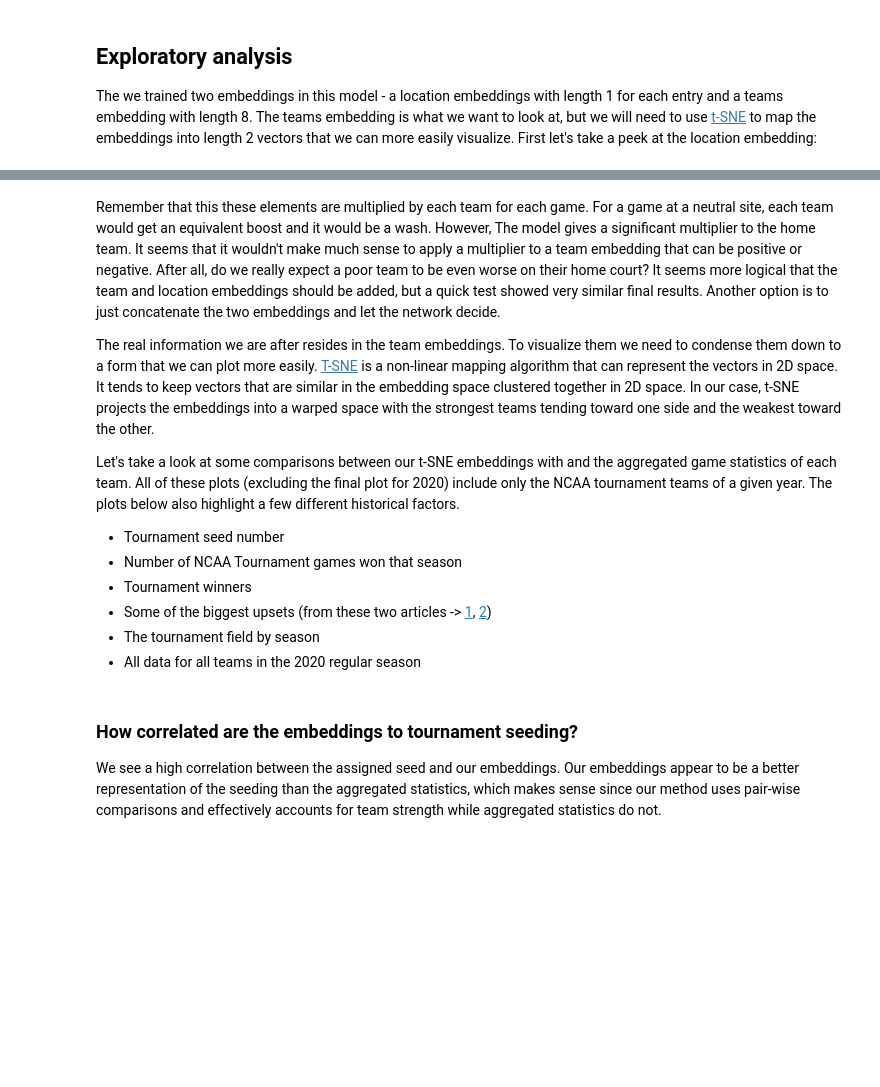
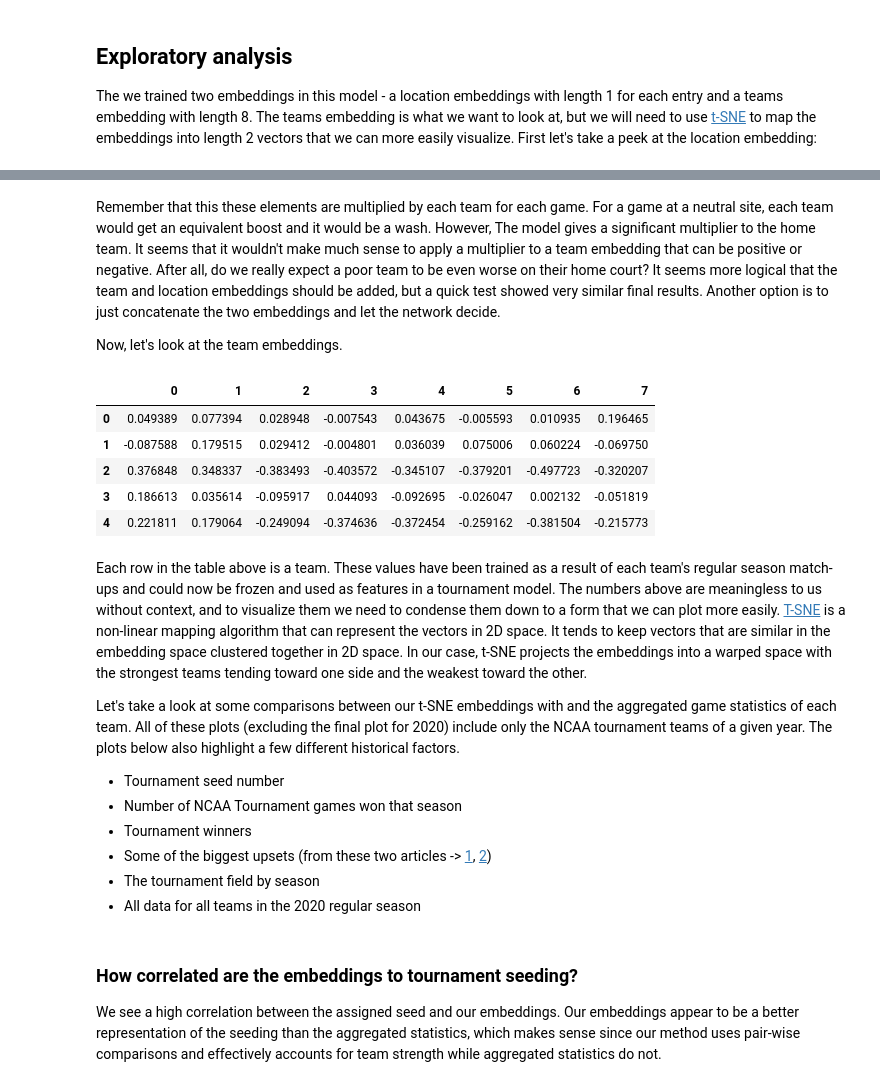
Before and after one commit to armstrys/Data-Bites-Blog, a Jupyter notebook: _notebooks/2020-05-04-NCAA-Embeddings.ipynb, the cells around one changed output, grey strips where cells are left out. Saved outputs shown, nothing was run; the diff lists cells and outputs as text; code cells hidden in the pictures; blank space fills up the shorter version.

Commit message:
adding tournament model post

```diff
--- a/_notebooks/2020-05-04-NCAA-Embeddings.ipynb
+++ b/_notebooks/2020-05-04-NCAA-Embeddings.ipynb
@@ -385,14 +390,26 @@ df_locEmb.head()
 # %% [markdown]
 Remember that this these elements are multiplied by each team for each game. For a game at a neutral site, each team would get an equivalent boost and it would be a wash. However, The model gives a significant multiplier to the home team. It seems that it wouldn't make much sense to apply a multiplier to a team embedding that can be positive or negative. After all, do we really expect a poor team to be even worse on their home court? It seems more logical that the team and location embeddings should be added, but a quick test showed very similar final results. Another option is to just concatenate the two embeddings and let the network decide.
 
-The real information we are after resides in the team embeddings. To visualize them we need to condense them down to a form that we can plot more easily. [T-SNE](https://en.wikipedia.org/wiki/T-distributed_stochastic_neighbor_embedding) is a non-linear mapping algorithm that can represent the vectors in 2D space. It tends to keep vectors that are similar in the embedding space clustered together in 2D space. In our case, t-SNE projects the embeddings into a warped space with the strongest teams tending toward one side and the weakest toward the other.
-
-Let's take a look at some comparisons between our t-SNE embeddings with and the aggregated game statistics of each team. All of these plots (excluding the final plot for 2020) include only the NCAA tournament teams of a given year. The plots below also highlight a few different historical factors.
- - Tournament seed number
- - Number of NCAA Tournament games won that season
- - Tournament winners
- - Some of the biggest upsets (from these two articles -> [1](https://www.cbssports.com/college-basketball/news/march-madness-2019-the-10-biggest-upsets-ever-in-the-opening-weekend-of-the-tournament/), [2](https://fansided.com/2020/03/16/biggest-march-madness-upsets-ncaa-tournament/10/))
- - The tournament field by season
- - All data for all teams in the 2020 regular season
+Now, let's look at the team embeddings.
+# %%
+embeddings = mymodel.layers[3].get_weights()[0]
+pd.DataFrame(embeddings).head()
+# %% [output]
+|  | 0 | 1 | 2 | 3 | 4 | 5 | 6 | 7 |
+| 0 | 0.049389 | 0.077394 | 0.028948 | -0.007543 | 0.043675 | -0.005593 | 0.010935 | 0.196465 |
+| 1 | -0.087588 | 0.179515 | 0.029412 | -0.004801 | 0.036039 | 0.075006 | 0.060224 | -0.069750 |
+| 2 | 0.376848 | 0.348337 | -0.383493 | -0.403572 | -0.345107 | -0.379201 | -0.497723 | -0.320207 |
+| 3 | 0.186613 | 0.035614 | -0.095917 | 0.044093 | -0.092695 | -0.026047 | 0.002132 | -0.051819 |
+| 4 | 0.221811 | 0.179064 | -0.249094 | -0.374636 | -0.372454 | -0.259162 | -0.381504 | -0.215773 |
+# %% [markdown]
+Each row in the table above is a team. These values have been trained as a result of each team's regular season match-ups and could now be frozen and used as features in a tournament model. The numbers above are meaningless to us without context, and to visualize them we need to condense them down to a form that we can plot more easily. [T-SNE](https://en.wikipedia.org/wiki/T-distributed_stochastic_neighbor_embedding) is a non-linear mapping algorithm that can represent the vectors in 2D space. It tends to keep vectors that are similar in the embedding space clustered together in 2D space. In our case, t-SNE projects the embeddings into a warped space with the strongest teams tending toward one side and the weakest toward the other.
+
+Let's take a look at some comparisons between our t-SNE embeddings with and the aggregated game statistics of each team. All of these plots (excluding the final plot for 2020) include only the NCAA tournament teams of a given year. The plots below also highlight a few different historical factors.
+ - Tournament seed number
+ - Number of NCAA Tournament games won that season
+ - Tournament winners
+ - Some of the biggest upsets (from these two articles -> [1](https://www.cbssports.com/college-basketball/news/march-madness-2019-the-10-biggest-upsets-ever-in-the-opening-weekend-of-the-tournament/), [2](https://fansided.com/2020/03/16/biggest-march-madness-upsets-ncaa-tournament/10/))
+ - The tournament field by season
+ - All data for all teams in the 2020 regular season
 # %%
 #collapse_hide
```
Also changed, not shown: parts of 3 cells of this notebook, 1 other file.
